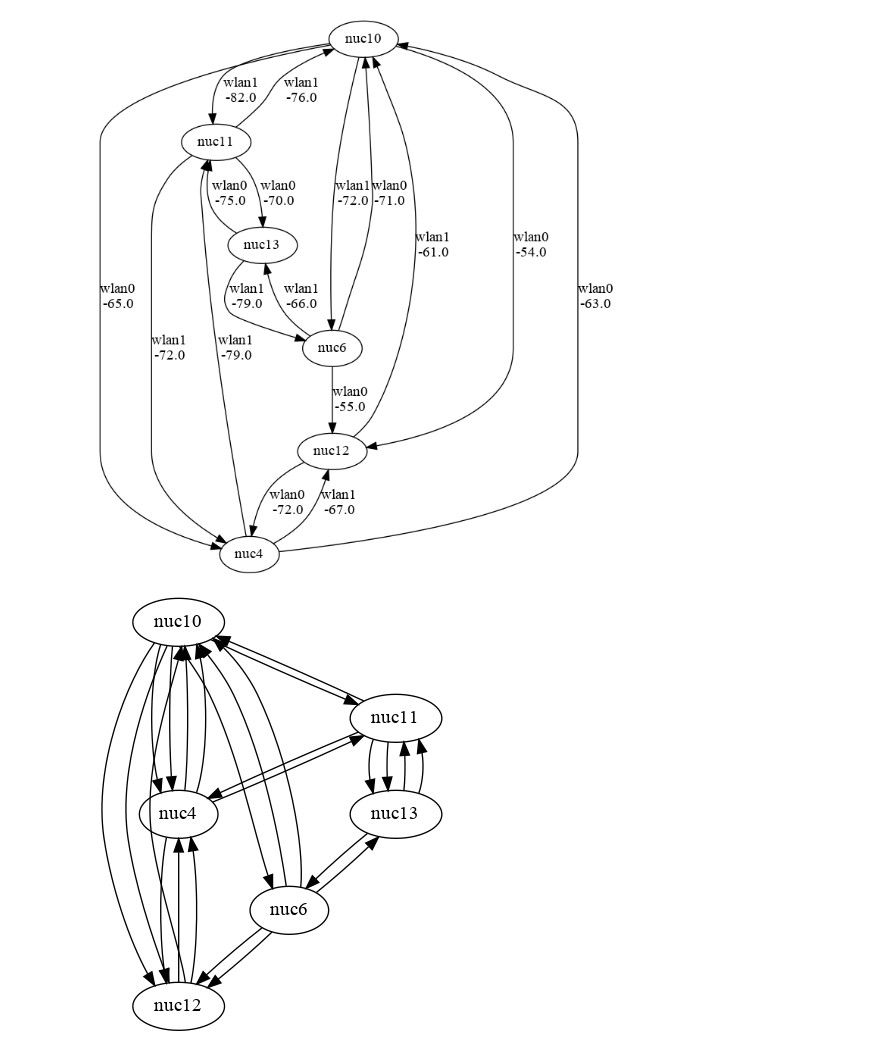
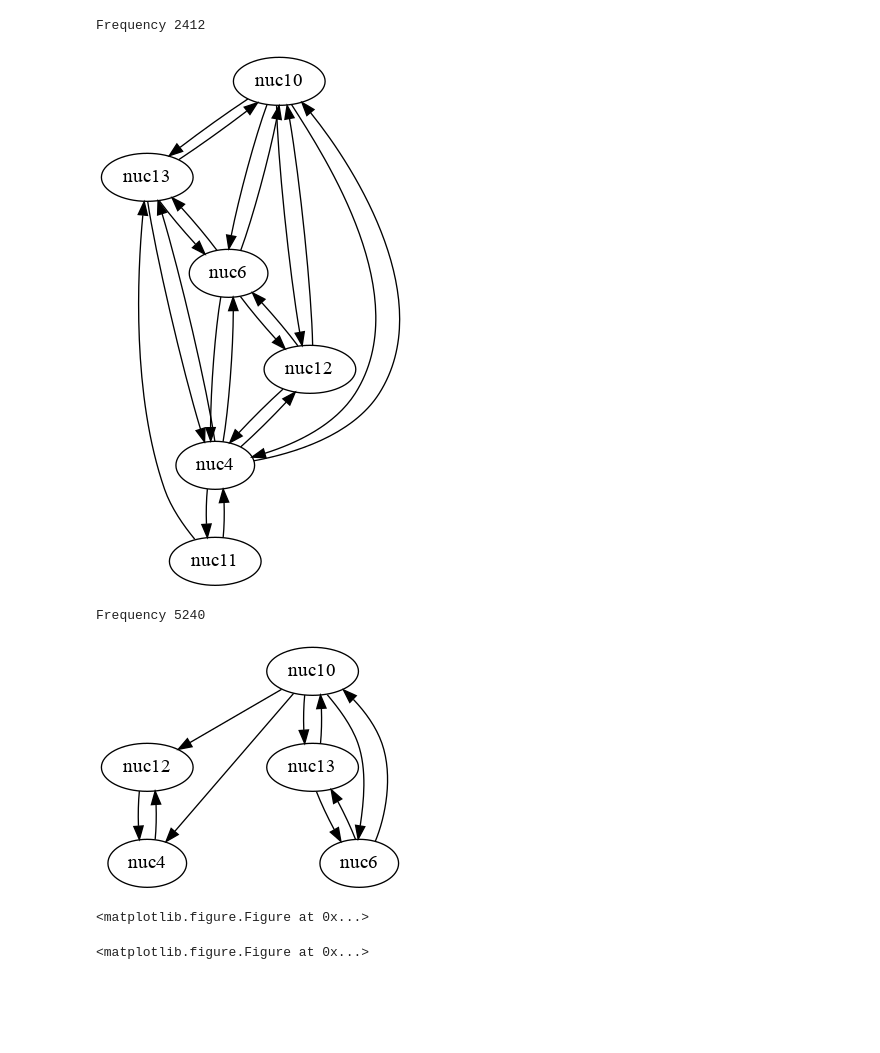
Before and after one commit to mchwalisz/walker, a Jupyter notebook: analysis/Scanning.ipynb, the cells around one changed output. Cells and saved outputs as stored; diff of their text form; code cells hidden in the pictures; blank space fills up the shorter version.

```diff
--- a/analysis/Scanning.ipynb
+++ b/analysis/Scanning.ipynb
@@ -12,6 +21,6 @@ nxpdParams['show'] = 'ipynb'
 # %%
 df = pd.DataFrame.from_csv('../data/scan.csv')
 df['signal'] = df['signal'].str.strip(' dBm').astype('float')
-df['label'] = df.apply(lambda x: '\n'.join([x['dev'], str(x['signal'])]), axis=1)
+# df['label'] = df.apply(lambda x: '\n'.join([x['sta_dev'], str(x['signal'])]), axis=1)
 df.head()
 # %% [output]
@@ -45,11 +57,21 @@ df_twist
 # %%
-G = nx.from_pandas_dataframe(
-    df_twist[df_twist['freq'] == 2412],
-    'ap', 'node',
-    ['signal', 'label'],
-    create_using=nx.DiGraph())
-pos = nx.circular_layout(G)
-P = nx.nx_pydot.to_pydot(G)
-display.display(display.Image(P.create_png()))
+for freq in df_twist['freq'].unique():
+    plt.figure()
+    df = df_twist[freq == df_twist['freq']]
+
+    G = nx.from_pandas_dataframe(
+        df,
+        'ap', 'sta',
+        'signal',
+        create_using=nx.DiGraph())
+    print('Frequency {}'.format(freq))
+    pos = nx.circular_layout(G)
+    P = nx.nx_pydot.to_pydot(G)
+    display.display(display.Image(P.create_png()))
 # %% [output]
+Frequency 2412
-[figure, old version]
+[figure, new version]
+Frequency 5240
+[figure, added]
+<matplotlib.figure.Figure at 0x...>
+<matplotlib.figure.Figure at 0x...>
@@ -62,5 +77,0 @@ for row in df_twist[df_twist['freq'] == 2412].iterrows():
-# %%
-P = nx.nx_pydot.to_pydot(G)
-display.display(display.Image(P.create_png()))
-# %% [output]
-[figure, removed]
```
Also changed, not shown: parts of 11 cells of this notebook.
